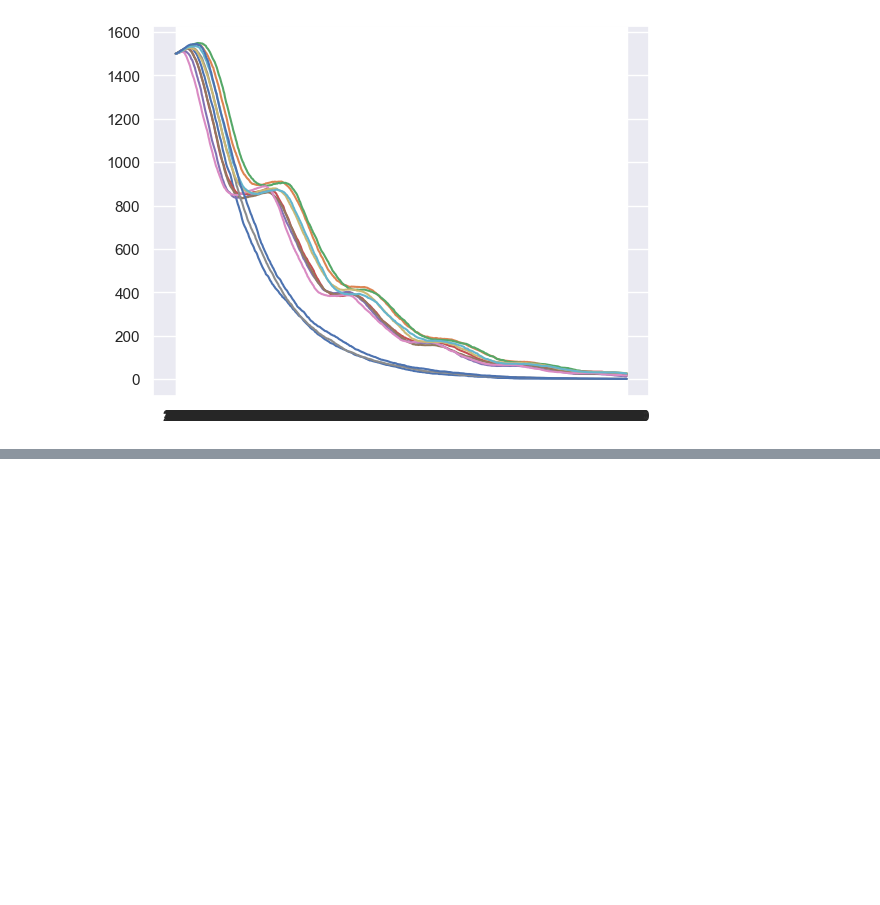
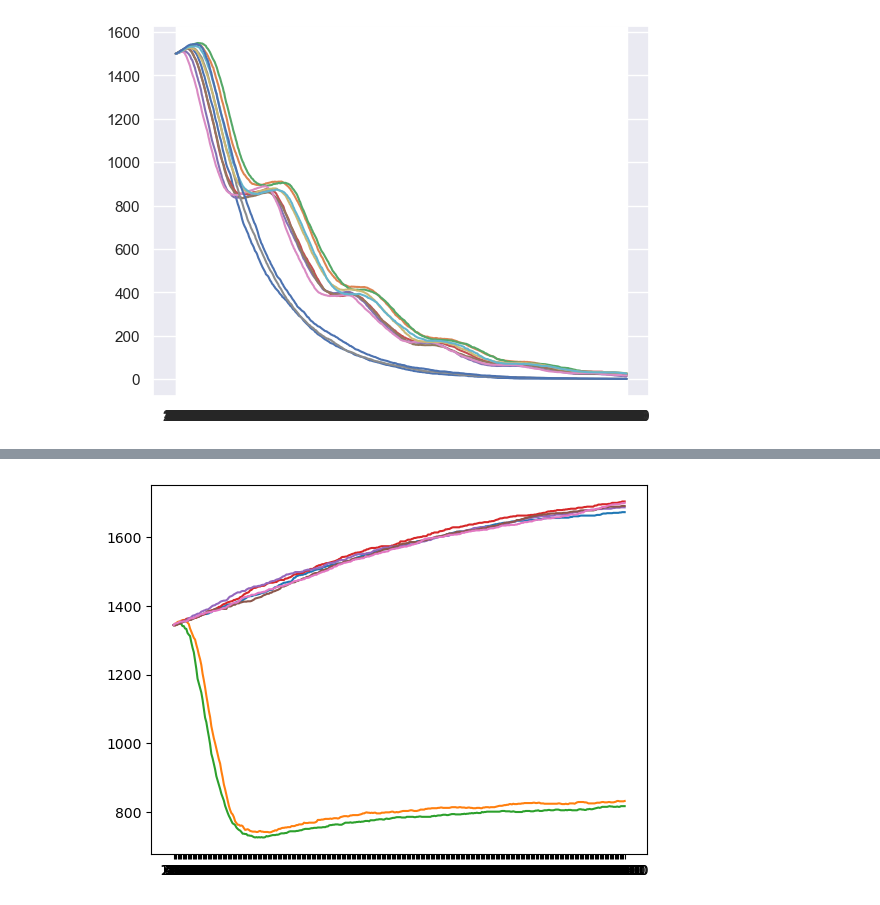
Before and after one commit to johnmetzcar/PhysiLab, a Jupyter notebook: scripts/visualize_cells_rough.ipynb, the cells around one changed output, grey strips where cells are left out. Cells and saved outputs as stored; diff of their text form; code cells hidden in the pictures; blank space fills up the shorter version.

```diff
--- a/scripts/visualize_cells_rough.ipynb
+++ b/scripts/visualize_cells_rough.ipynb
@@ -235,0 +269,11 @@ for intervention in df_long_decay:
+# %%
+df_categories_space = pd.DataFrame(index=df_space.index)
+
+for index in df_categories_space.index:
+    split_index = index.split('_', 10)
+    df_categories_space.loc[index, 'algorithm'] = split_index[0]
+    # df_categories_space.loc[index, 'decay'] = split_index[-1]
+    # df_temp.loc[index, 'type'] = split_index[-2] # this would involve string matching to really do right (pro = 1, anti=0)
+
+
+df_categories_space
@@ -235,0 +299,5 @@ for intervention in df_long_decay:
+# %%
+for intervention in df_categories_space[df_categories_space.algorithm == 'IB'].index:
+    plt.plot(df_space_transpose.index, df_space_transpose[intervention])
+# %% [output]
+[figure, added]
```
Also changed, not shown: parts of 7 cells of this notebook, 6 other files.
